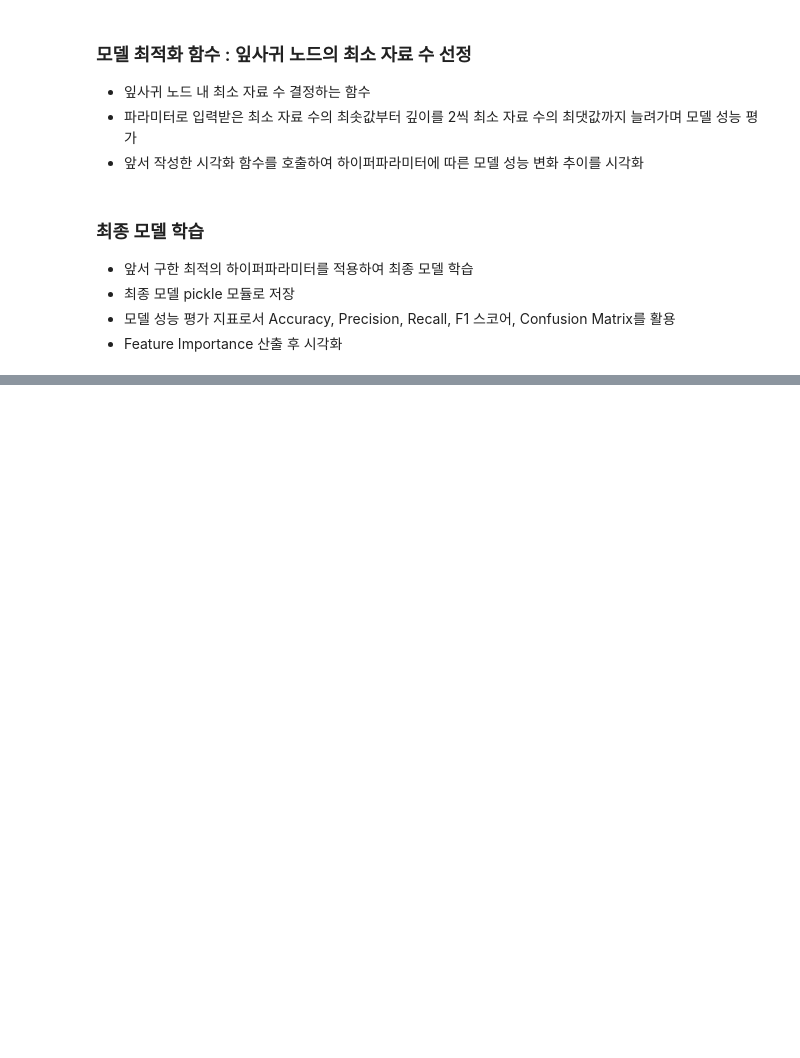
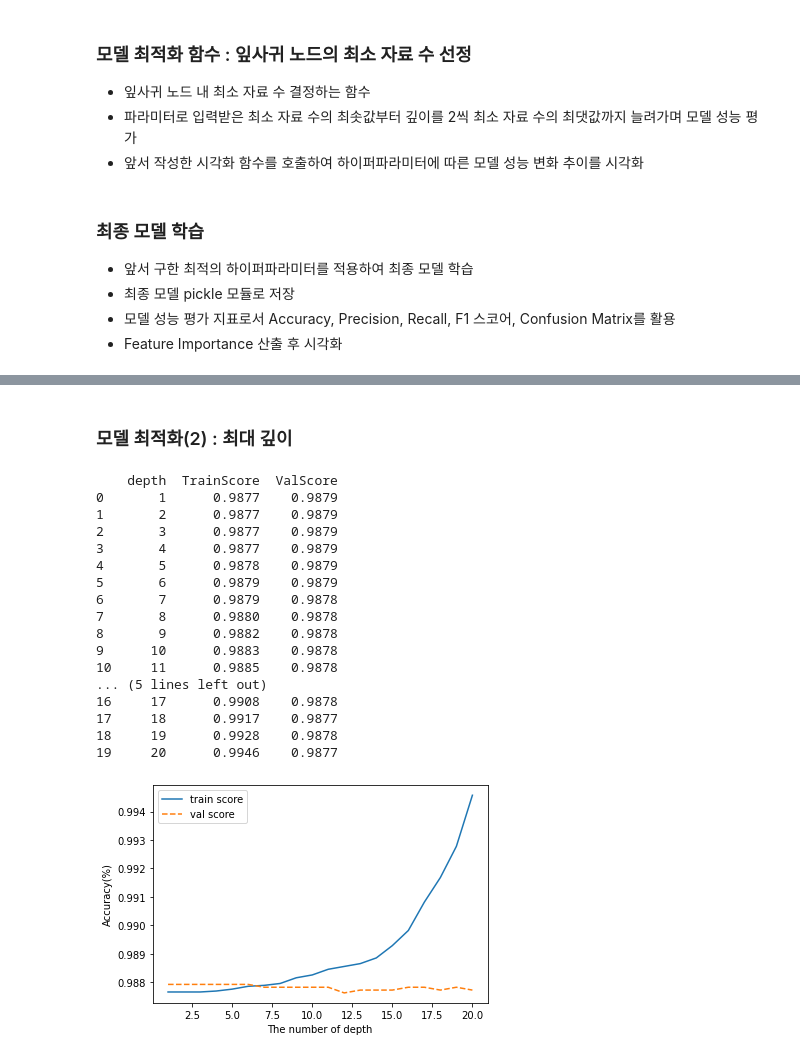
Before and after one commit to och5351/Bigdata_busan, a Jupyter notebook: ML/csy_RFC/RandomForestC.ipynb, the cells around one changed output, grey strips where cells are left out. Drawn from its saved outputs; the diff is of its cells as text; code cells hidden in the pictures; blank space fills up the shorter version.

```diff
--- a/ML/csy_RFC/RandomForestC.ipynb
+++ b/ML/csy_RFC/RandomForestC.ipynb
@@ -427,0 +483,32 @@ feature_scores.plot.barh()
+# %%
+# 1. 트리 개수 35개
+n_estimator = 35
+# %% [markdown]
+### 모델 최적화(2) : 최대 깊이
+# %%
+depth_min = 1
+depth_max = 21
+optimi_maxdepth(algorithm, algorithm_name,
+                train_input, train_target, val_input, val_target,
+                depth_min, depth_max, n_estimator)
+# 최대 깊이는 적고 훈련 정확도와 검증 정확도의 차이가 적은 값으로 선정하는 것이 좋다
+# 깊이가 깊어질수록 과대적합이 일어나기 때문에 과소적합과 과대적합이 일어나지 않는 시점인 6으로 결정
+# %% [output]
+    depth  TrainScore  ValScore
+0       1      0.9877    0.9879
+1       2      0.9877    0.9879
+2       3      0.9877    0.9879
+3       4      0.9877    0.9879
+4       5      0.9878    0.9879
+5       6      0.9879    0.9879
+6       7      0.9879    0.9878
+7       8      0.9880    0.9878
+8       9      0.9882    0.9878
+9      10      0.9883    0.9878
+10     11      0.9885    0.9878
+... (5 lines left out)
+16     17      0.9908    0.9878
+17     18      0.9917    0.9877
+18     19      0.9928    0.9878
+19     20      0.9946    0.9877
+[figure, added]
```
Also changed, not shown: parts of 104 cells of this notebook, 7 other files.
